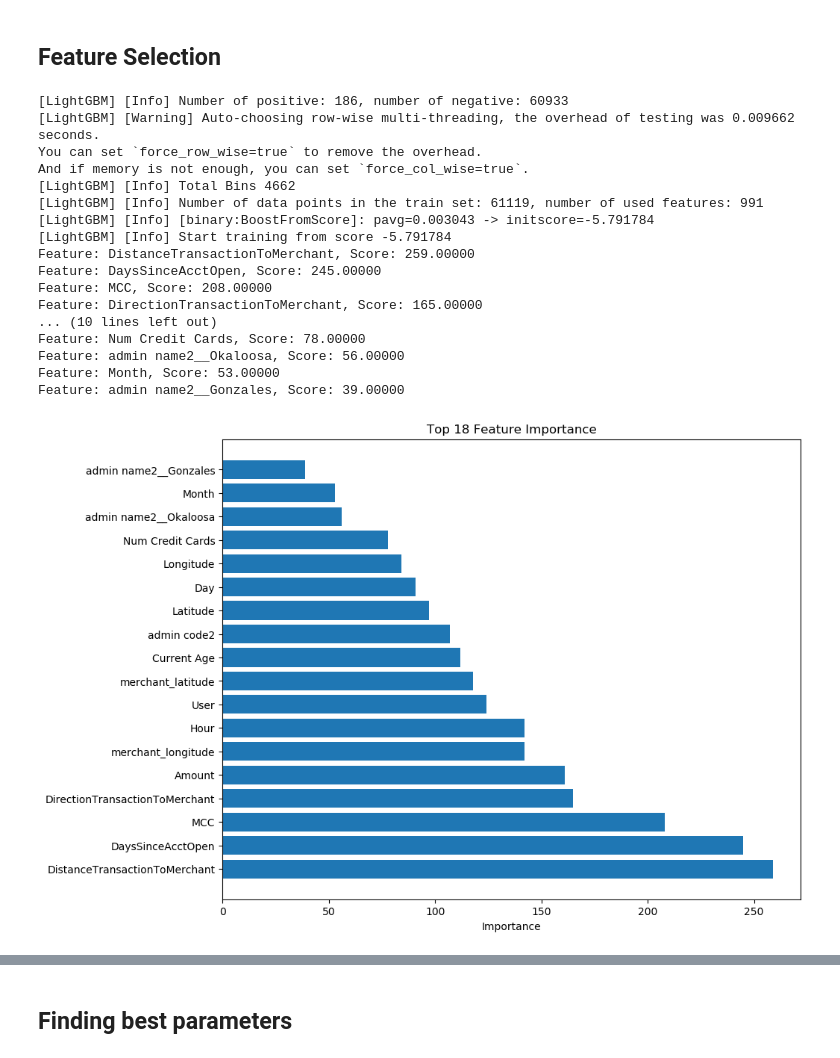
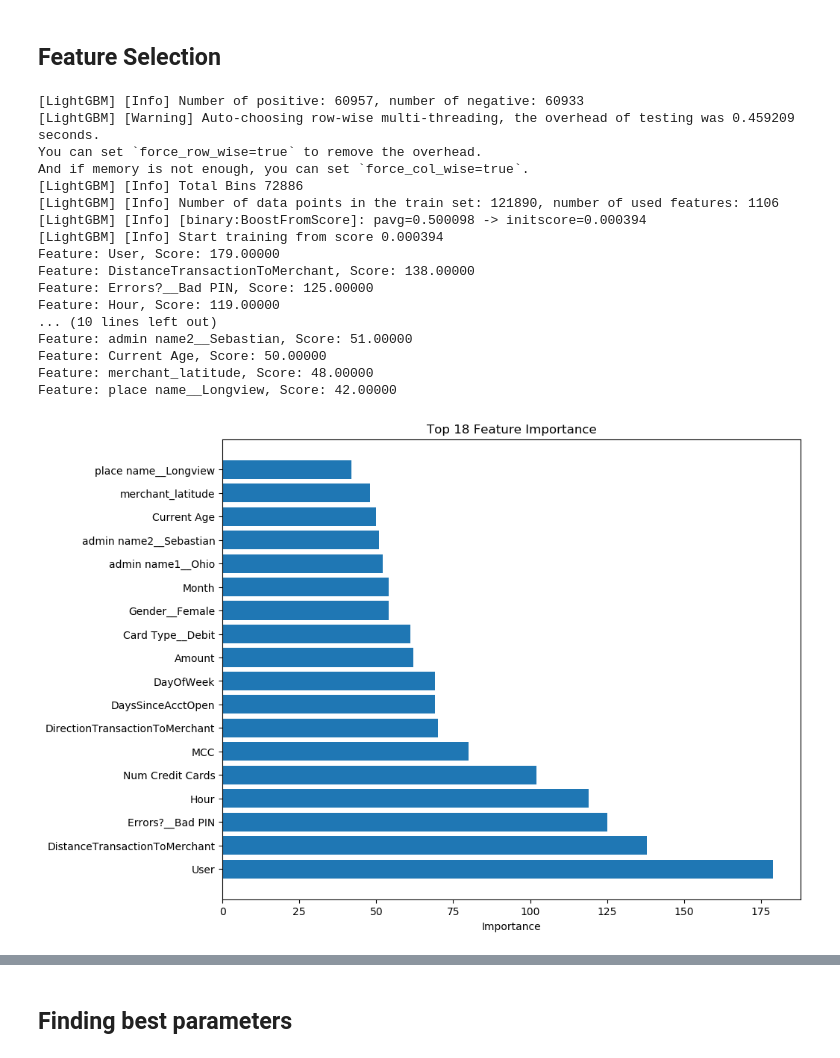
Before and after one commit to vishwanathmuthuraman/Macbook_Master, a Jupyter notebook: main.ipynb, the cells around one changed output, grey strips where cells are left out. Saved outputs shown, nothing was run; the diff lists cells and outputs as text; code cells hidden in the pictures.

Commit message:
better performance

```diff
--- a/main.ipynb
+++ b/main.ipynb
@@ -99,8 +94,6 @@ df.drop(columns=['Card','CARD INDEX',"Zip",'Zipcode','Card Number'],inplace=True
 
 # Convert money columns to float by removing dollar symbols so they can be used as inputs to model, the money symbol will make it a string
 
-df["Amount"]=df["Amount"].str.replace("$","").astype(float)
-df["Credit Limit"]=df["Credit Limit"].str.replace("$","").astype(float)
+df["Amount"] = df["Amount"].str.replace("$", "", regex=False).astype(float)
+df["Credit Limit"] = df["Credit Limit"].str.replace("$", "", regex=False).astype(float)
 df["Is Fraud?"] = df["Is Fraud?"].apply(lambda x: 1 if x == 'Yes' else 0)
-
-df.info()
@@ -236,4 +199,14 @@ X_train = preprocessor.fit_transform(X_train)
 # Preprocessing: transform only on test data
 X_test = preprocessor.transform(X_test)
 
-print(X_train)
+# Perform Smote on training data only
+smote = SMOTE(random_state=42)
+X_train_smote, y_train_smote = smote.fit_resample(X_train, y_train)
+
+# Initialize ADASYN
+adasyn = ADASYN()
+
+# Fit and apply the transform
+X_train_adasyn, y_train_adasyn = adasyn.fit_resample(X_train, y_train)
+
+print(X_train_smote)
@@ -246,7 +237,7 @@ import pandas as pd
 
 # train the LightGBM model
 model = lgb.LGBMClassifier(objective='binary', random_state=42)
-model.fit(X_train, y_train)
+model.fit(X_train_adasyn, y_train_adasyn)
 
 # get feature importance
 importance = model.feature_importances_
@@ -257,45 +248,45 @@ new_ohe_features = [f"{col}__{val}" for col, vals in zip(categorical_features, o
 
 # Combine the numerical and new one-hot encoded features
 feature_names = numerical_features + new_ohe_features
 
 # create a DataFrame with feature importance
 importance_df = pd.DataFrame({
     'Feature': feature_names,
     'Score': importance
 })
 
 # Save all feature importance scores to a csv file
 importance_df.to_csv('feature_importance.csv', index=False)
 
 # sort the DataFrame by 'Score' in descending order and select the top 12
 top_18_features = importance_df.sort_values('Score', ascending=False).head(18)
 
 # Print the top 12 feature importance scores
 for index, row in top_18_features.iterrows():
     print('Feature: %s, Score: %.5f' % (row['Feature'], row['Score']))
 
 # plot feature importance of the top 12 features
 plt.figure(figsize=(10, 8))
 plt.barh(top_18_features['Feature'], top_18_features['Score'])
 plt.xlabel('Importance')
 plt.title('Top 18 Feature Importance')
 plt.show()
 # %% [output]
-[LightGBM] [Info] Number of positive: 186, number of negative: 60933
-[LightGBM] [Warning] Auto-choosing row-wise multi-threading, the overhead of testing was 0.009662 seconds.
+[LightGBM] [Info] Number of positive: 60957, number of negative: 60933
+[LightGBM] [Warning] Auto-choosing row-wise multi-threading, the overhead of testing was 0.459209 seconds.
 You can set `force_row_wise=true` to remove the overhead.
 And if memory is not enough, you can set `force_col_wise=true`.
-[LightGBM] [Info] Total Bins 4662
-[LightGBM] [Info] Number of data points in the train set: 61119, number of used features: 991
-[LightGBM] [Info] [binary:BoostFromScore]: pavg=0.003043 -> initscore=-5.791784
-[LightGBM] [Info] Start training from score -5.791784
-Feature: DistanceTransactionToMerchant, Score: 259.00000
-Feature: DaysSinceAcctOpen, Score: 245.00000
-Feature: MCC, Score: 208.00000
-Feature: DirectionTransactionToMerchant, Score: 165.00000
+[LightGBM] [Info] Total Bins 72886
+[LightGBM] [Info] Number of data points in the train set: 121890, number of used features: 1106
+[LightGBM] [Info] [binary:BoostFromScore]: pavg=0.500098 -> initscore=0.000394
+[LightGBM] [Info] Start training from score 0.000394
+Feature: User, Score: 179.00000
+Feature: DistanceTransactionToMerchant, Score: 138.00000
+Feature: Errors?__Bad PIN, Score: 125.00000
+Feature: Hour, Score: 119.00000
 ... (10 lines left out)
-Feature: Num Credit Cards, Score: 78.00000
-Feature: admin name2__Okaloosa, Score: 56.00000
-Feature: Month, Score: 53.00000
-Feature: admin name2__Gonzales, Score: 39.00000
+Feature: admin name2__Sebastian, Score: 51.00000
+Feature: Current Age, Score: 50.00000
+Feature: merchant_latitude, Score: 48.00000
+Feature: place name__Longview, Score: 42.00000
-[figure, old version]
+[figure, new version]
```
Also changed, not shown: parts of 21 cells of this notebook, 1 other file.
